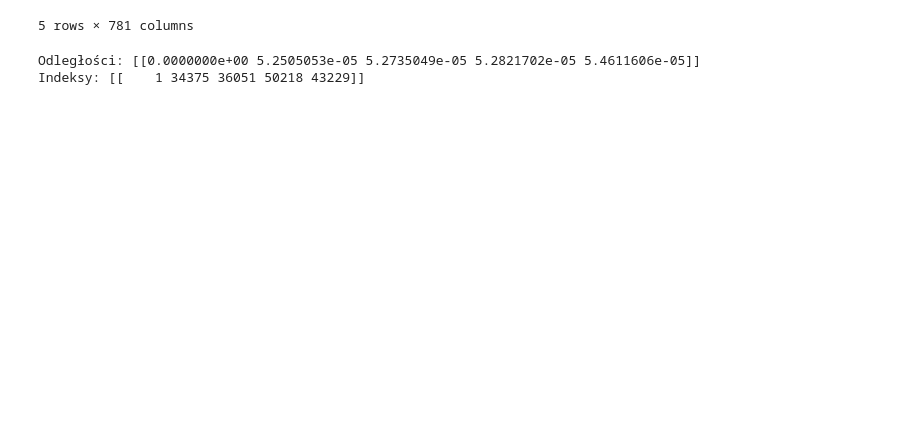
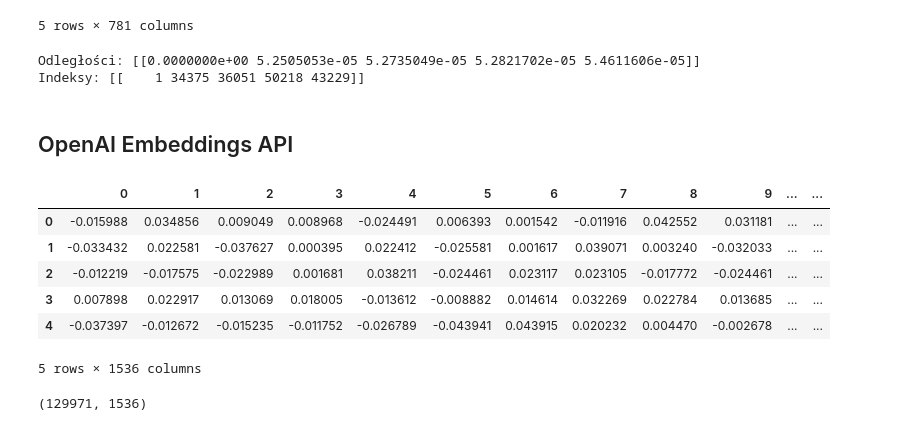
Before and after one commit to Msaters/projektUczenieMaszynowe, a Jupyter notebook: fais_model.ipynb, the cells around one changed output. Drawn from its saved outputs; the diff is of its cells as text; code cells hidden in the pictures; blank space fills up the shorter version.

```diff
--- a/fais_model.ipynb
+++ b/fais_model.ipynb
@@ -225,3 +275,21 @@ print(f"Indeksy: {I}")
 5 rows × 781 columns
 Odległości: [[0.0000000e+00 5.2505053e-05 5.2735049e-05 5.2821702e-05 5.4611606e-05]]
 Indeksy: [[    1 34375 36051 50218 43229]]
+# %% [markdown]
+## OpenAI Embeddings API
+# %%
+import numpy as np
+import pandas as pd
+
+embeddings_Open_AI_api = np.load("embeddings_open_ai_api.npy")
+embeddings_Open_AI_api_df = pd.DataFrame(embeddings_Open_AI_api)
+display(embeddings_Open_AI_api_df.head(), embeddings_Open_AI_api_df.shape)
+# %% [output]
+|  | 0 | 1 | 2 | 3 | 4 | 5 | 6 | 7 | 8 | 9 | ... | ... |
+| 0 | -0.015988 | 0.034856 | 0.009049 | 0.008968 | -0.024491 | 0.006393 | 0.001542 | -0.011916 | 0.042552 | 0.031181 | ... | ... |
+| 1 | -0.033432 | 0.022581 | -0.037627 | 0.000395 | 0.022412 | -0.025581 | 0.001617 | 0.039071 | 0.003240 | -0.032033 | ... | ... |
+| 2 | -0.012219 | -0.017575 | -0.022989 | 0.001681 | 0.038211 | -0.024461 | 0.023117 | 0.023105 | -0.017772 | -0.024461 | ... | ... |
+| 3 | 0.007898 | 0.022917 | 0.013069 | 0.018005 | -0.013612 | -0.008882 | 0.014614 | 0.032269 | 0.022784 | 0.013685 | ... | ... |
+| 4 | -0.037397 | -0.012672 | -0.015235 | -0.011752 | -0.026789 | -0.043941 | 0.043915 | 0.020232 | 0.004470 | -0.002678 | ... | ... |
+5 rows × 1536 columns
+(129971, 1536)
```
Also changed, not shown: parts of 7 cells of this notebook, 5 other files.
